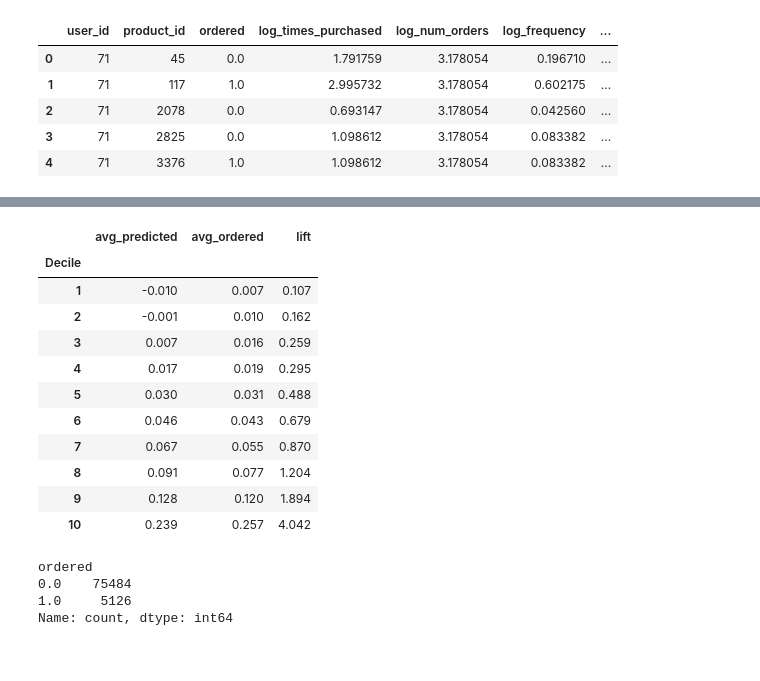
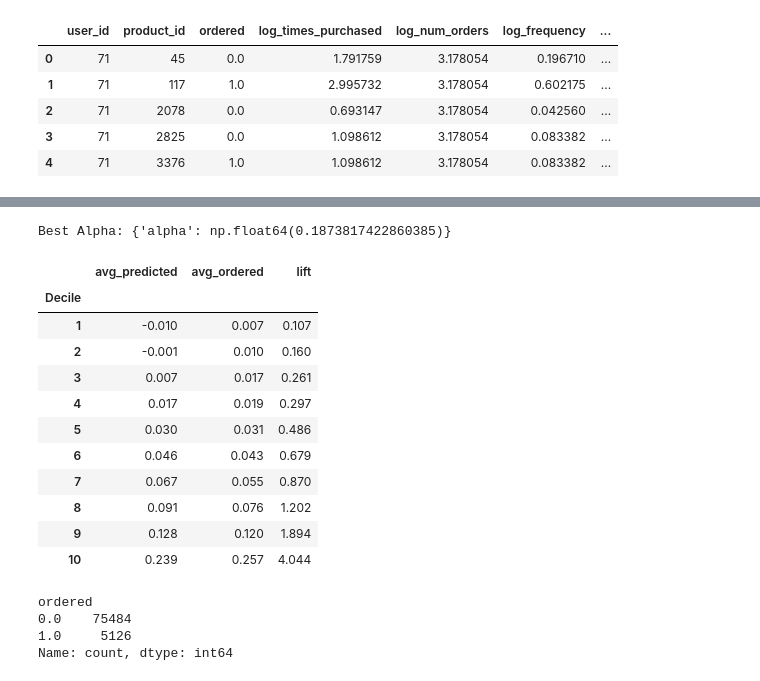
Before and after one commit to eghatzis0527/DX799---HW-Assignments, a Jupyter notebook: HW2.ipynb, the cells around one changed output, grey strips where cells are left out. Saved outputs shown, nothing was run; the diff lists cells and outputs as text; code cells hidden in the pictures.

```diff
--- a/HW2.ipynb
+++ b/HW2.ipynb
@@ -96,40 +109,50 @@ decile_table
 # %%
 ridge = Ridge()
 
-ridge.fit(X_train, y_train)
+random_search = RandomizedSearchCV(ridge, params, cv = 5, n_iter = 100)
 
-y_preds = ridge.predict(X_test)
+random_search.fit(X_train, y_train)
 
-values = {'Actual' : y_test, 'Predicted' : y_preds}
-
-values = pd.DataFrame(values)
-
-values['Decile'] = pd.qcut(values['Predicted'], q = 10, labels = False) + 1
-
-decile_table = values.groupby('Decile').agg(avg_predicted = ('Predicted', 'mean'), avg_ordered = ('Actual', 'mean'))
-
-overall_ordered = y_test.mean()
-
-decile_table['lift'] = decile_table['avg_ordered']/overall_ordered
-
-decile_table['avg_predicted'] = decile_table['avg_predicted'].map(lambda x: f'{x:.3f}')
-decile_table['avg_ordered'] = decile_table['avg_ordered'].map(lambda x : f'{x:.3f}')
-decile_table['lift'] = decile_table['lift'].map(lambda x: f'{x:.3f}')
-
-decile_table
+print(f'Best Alpha: {random_search.best_params_}')
 # %% [output]
-|  | avg_predicted | avg_ordered | lift |
-| Decile |  |  |  |
-| 1 | -0.010 | 0.007 | 0.107 |
-| 2 | -0.001 | 0.010 | 0.162 |
-| 3 | 0.007 | 0.016 | 0.259 |
-| 4 | 0.017 | 0.019 | 0.295 |
-| 5 | 0.030 | 0.031 | 0.488 |
-| 6 | 0.046 | 0.043 | 0.679 |
-| 7 | 0.067 | 0.055 | 0.870 |
-| 8 | 0.091 | 0.077 | 1.204 |
-| 9 | 0.128 | 0.120 | 1.894 |
-| 10 | 0.239 | 0.257 | 4.042 |
+Best Alpha: {'alpha': np.float64(0.1873817422860385)}
+# %%
+best_model = Ridge(alpha = random_search.best_params_['alpha'])
+
+best_model.fit(X_train, y_train)
+
+y_preds = best_model.predict(X_test)
+
+values = {'Actual' : y_test, 'Predicted' : y_preds}
+
+values = pd.DataFrame(values)
+
+values['Decile'] = pd.qcut(values['Predicted'], q = 10, labels = False) + 1
+
+decile_table = values.groupby('Decile').agg(avg_predicted = ('Predicted', 'mean'), avg_ordered = ('Actual', 'mean'))
+
+overall_ordered = y_test.mean()
+
+decile_table['lift'] = decile_table['avg_ordered']/overall_ordered
+
+decile_table['avg_predicted'] = decile_table['avg_predicted'].map(lambda x: f'{x:.3f}')
+decile_table['avg_ordered'] = decile_table['avg_ordered'].map(lambda x : f'{x:.3f}')
+decile_table['lift'] = decile_table['lift'].map(lambda x: f'{x:.3f}')
+
+decile_table
+# %% [output]
+|  | avg_predicted | avg_ordered | lift |
+| Decile |  |  |  |
+| 1 | -0.010 | 0.007 | 0.107 |
+| 2 | -0.001 | 0.010 | 0.160 |
+| 3 | 0.007 | 0.017 | 0.261 |
+| 4 | 0.017 | 0.019 | 0.297 |
+| 5 | 0.030 | 0.031 | 0.486 |
+| 6 | 0.046 | 0.043 | 0.679 |
+| 7 | 0.067 | 0.055 | 0.870 |
+| 8 | 0.091 | 0.076 | 1.202 |
+| 9 | 0.128 | 0.120 | 1.894 |
+| 10 | 0.239 | 0.257 | 4.044 |
 # %%
 # Looking at Class Imbalance
 
```
Also changed, not shown: parts of 14 cells of this notebook, 3 other files.
